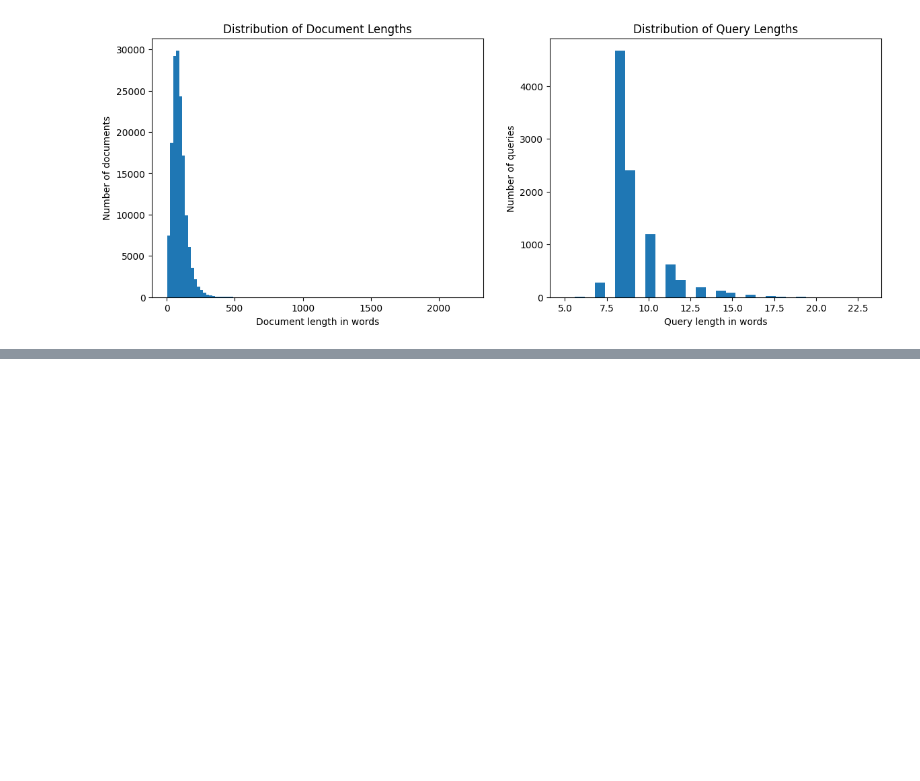
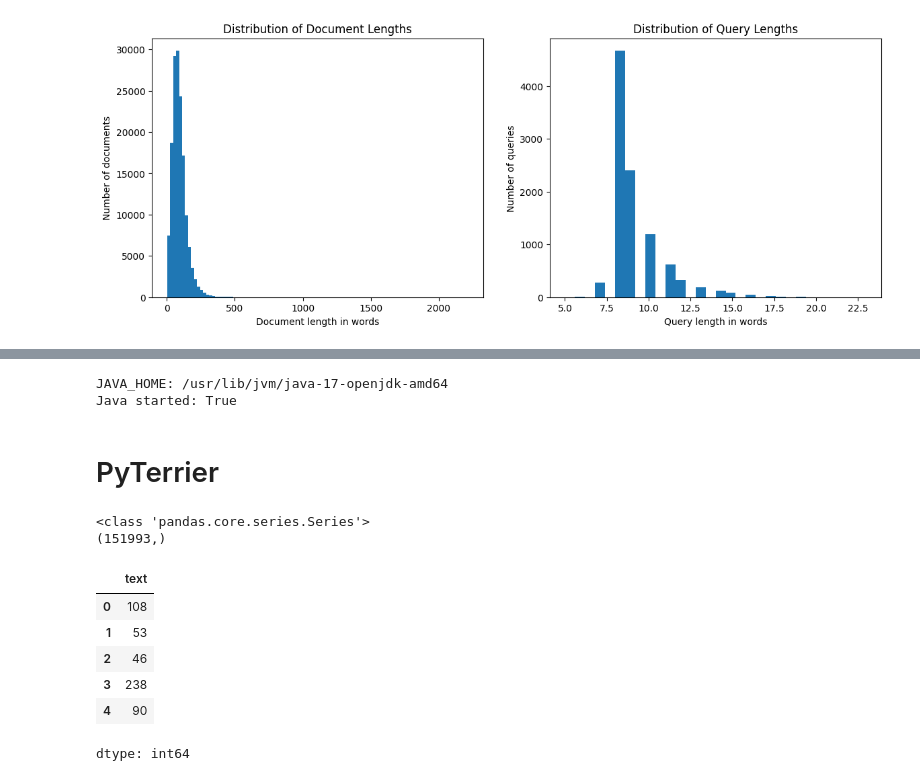
Before and after one commit to Legenden84/search-engines, a Jupyter notebook: notebooks/2_dataset_indexing.ipynb, the cells around one changed output, grey strips where cells are left out. Drawn from its saved outputs; the diff is of its cells as text; code cells hidden in the pictures; blank space fills up the shorter version.

```diff
--- a/notebooks/2_dataset_indexing.ipynb
+++ b/notebooks/2_dataset_indexing.ipynb
@@ -130,14 +130,14 @@ Relevant document for qid 8030: D127677
 Prem Ratan Dhan Payo Prem Ratan Dhan Payo (English: Found a Treasure Called Love) is a 2015 Indian romantic drama film[4] written and directed by Sooraj Barjatya, produced by Rajshri Productions and d ...
 # %%
 # Statistics
-queries = queries["text"].str.split().str.len()
-docs = docs["text"].str.split().str.len()
+doc_lengths = docs["text"].str.split().str.len()
+query_lengths = queries["text"].str.split().str.len()
 
 res = pd.DataFrame({
-    "min": [queries.min(), docs.min()],
-    "max": [queries.max(), docs.max()],
-    "median": [queries.median(), docs.median()],
-    "average": [queries.mean(), docs.mean()]
+    "min": [query_lengths.min(), doc_lengths.min()],
+    "max": [query_lengths.max(), doc_lengths.max()],
+    "median": [query_lengths.median(), doc_lengths.median()],
+    "average": [query_lengths.mean(), doc_lengths.mean()]
 }, index=["queries", "documents"])
 
 res
@@ -166,0 +222,26 @@ plt.show()
+# %%
+import pyterrier as pt
+if not pt.started():
+    pt.init()
+
+print("JAVA_HOME:", os.environ["JAVA_HOME"])
+print("Java started:", pt.java.started())
+# %% [output]
+JAVA_HOME: /usr/lib/jvm/java-17-openjdk-amd64
+Java started: True
+# %% [markdown]
+# PyTerrier
+# %%
+print(type(docs))
+print(docs.shape)
+docs.head()
+# %% [output]
+<class 'pandas.core.series.Series'>
+(151993,)
+|  | text |
+| 0 | 108 |
+| 1 | 53 |
+| 2 | 46 |
+| 3 | 238 |
+| 4 | 90 |
+dtype: int64
```
Also changed, not shown: parts of 8 cells of this notebook.
